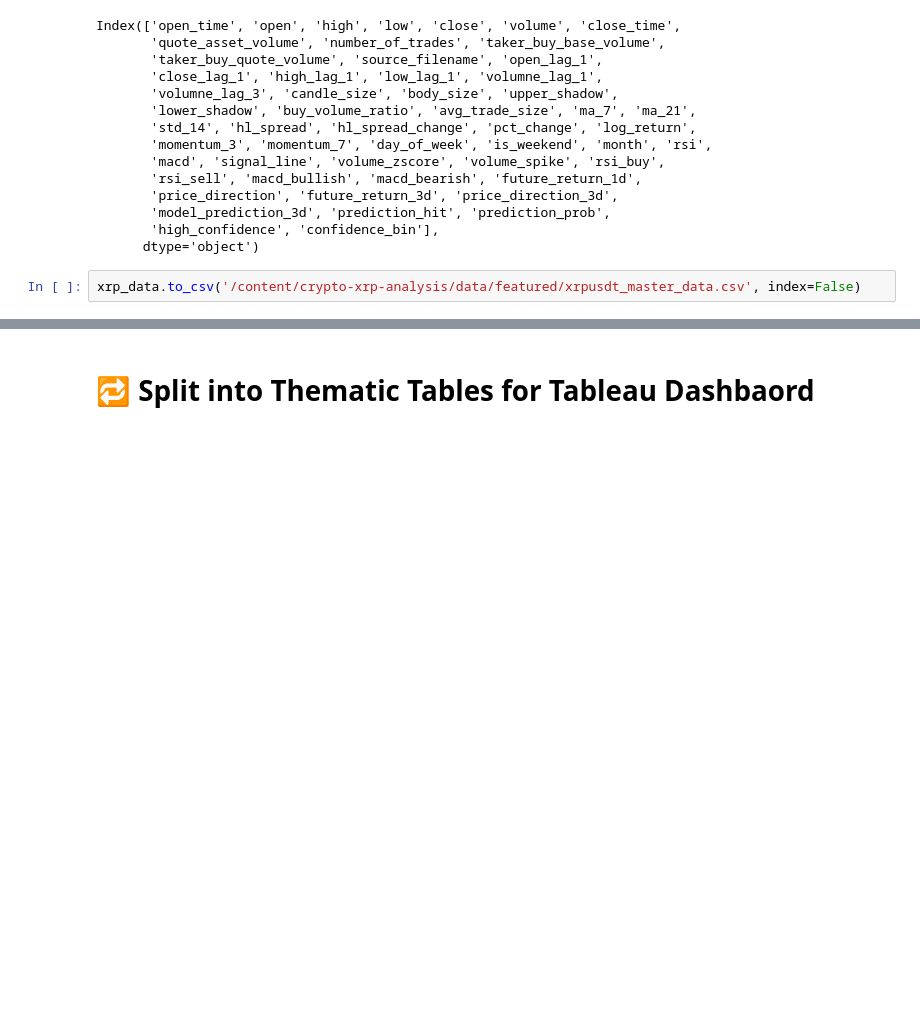
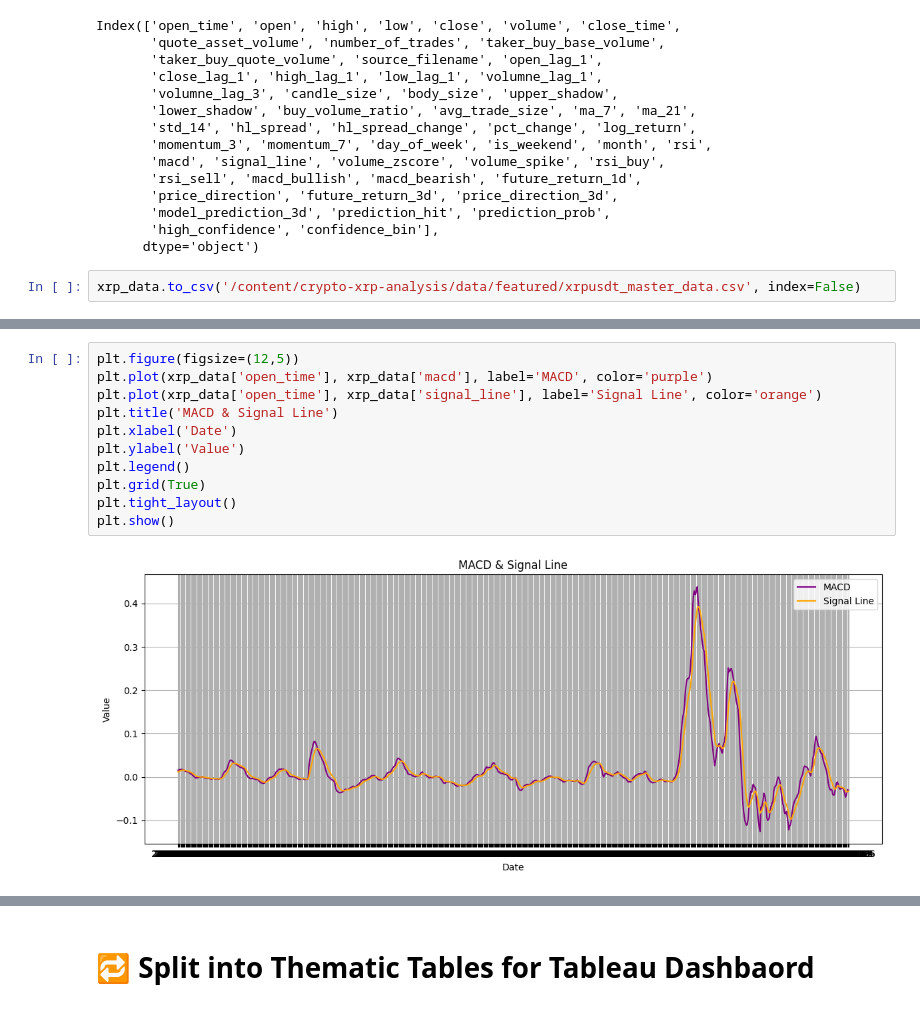
Before and after one commit to mittushaji25/crypto-xrp-analysis, a Jupyter notebook: notebooks/04_forecasting_and_prediction_models.ipynb, the cells around one changed output, grey strips where cells are left out. Cells and saved outputs as stored; diff of their text form; blank space fills up the shorter version.

```diff
--- a/notebooks/04_forecasting_and_prediction_models.ipynb
+++ b/notebooks/04_forecasting_and_prediction_models.ipynb
@@ -116,0 +169,13 @@ xrp_data.to_csv('/content/crypto-xrp-analysis/data/featured/xrpusdt_master_data.
+# %%
+plt.figure(figsize=(12,5))
+plt.plot(xrp_data['open_time'], xrp_data['macd'], label='MACD', color='purple')
+plt.plot(xrp_data['open_time'], xrp_data['signal_line'], label='Signal Line', color='orange')
+plt.title('MACD & Signal Line')
+plt.xlabel('Date')
+plt.ylabel('Value')
+plt.legend()
+plt.grid(True)
+plt.tight_layout()
+plt.show()
+# %% [output]
+[figure, added]
```
Also changed, not shown: parts of 12 cells of this notebook.
